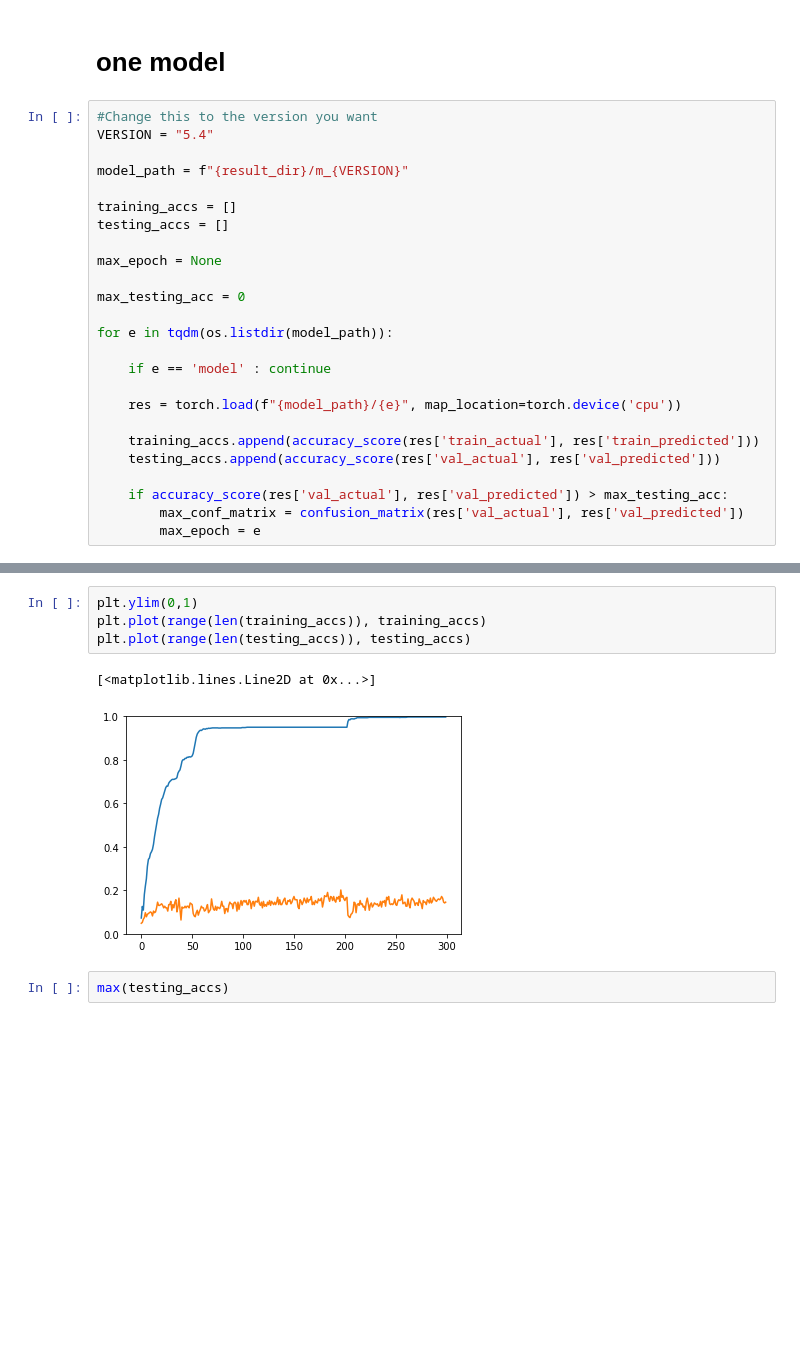
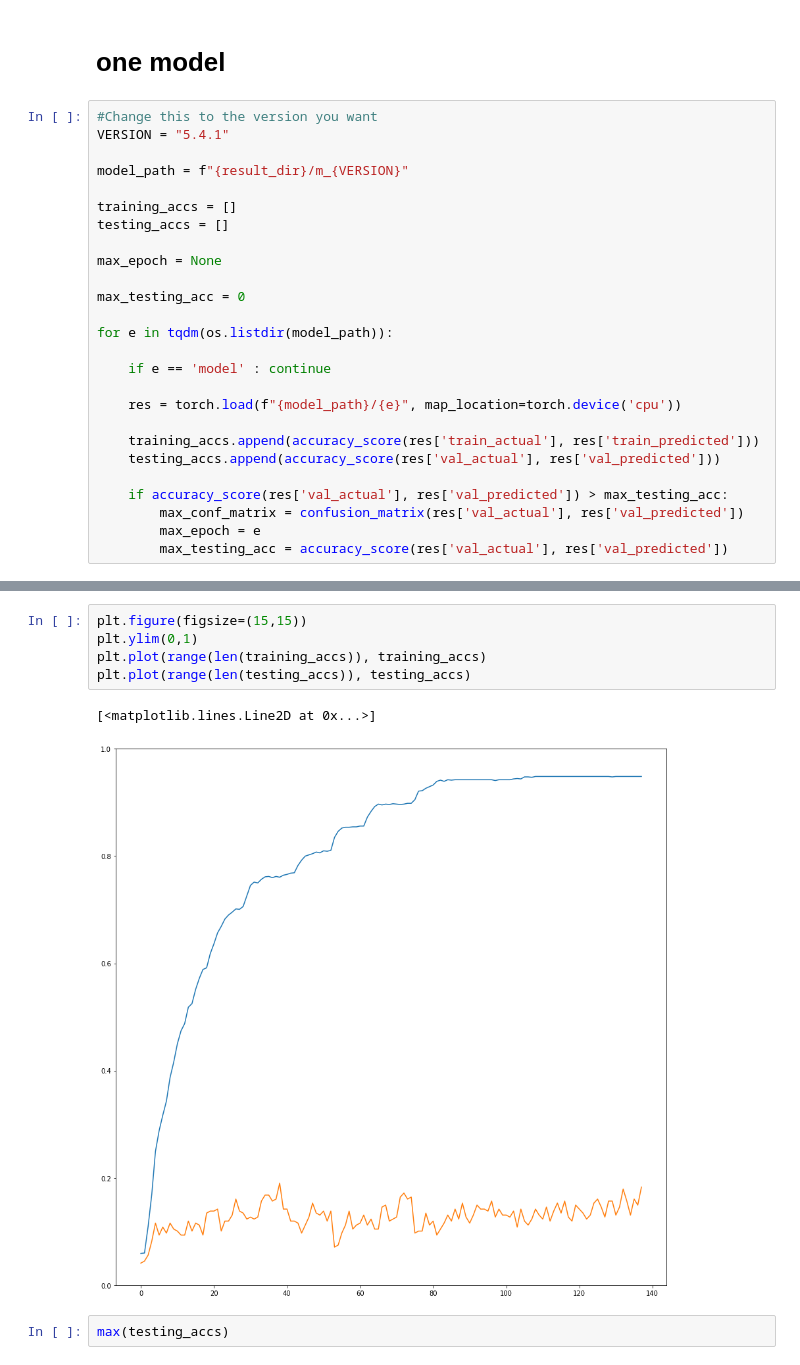
Before and after one commit to NickFleece/Thesis, a Jupyter notebook: skeleton-action-recognition/jhmdb/eval_models.ipynb, the cells around one changed output, grey strips where cells are left out. Drawn from its saved outputs; the diff is of its cells as text; blank space fills up the shorter version.

```diff
--- a/skeleton-action-recognition/jhmdb/eval_models.ipynb
+++ b/skeleton-action-recognition/jhmdb/eval_models.ipynb
@@ -59,7 +59,7 @@ m_4.9.3 - 0.22014925373134328
 # one model
 # %%
 #Change this to the version you want
-VERSION = "5.4"
+VERSION = "5.4.1"
 
 model_path = f"{result_dir}/m_{VERSION}"
 
@@ -82,3 +82,4 @@ for e in tqdm(os.listdir(model_path)):
     if accuracy_score(res['val_actual'], res['val_predicted']) > max_testing_acc:
         max_conf_matrix = confusion_matrix(res['val_actual'], res['val_predicted'])
         max_epoch = e
+        max_testing_acc = accuracy_score(res['val_actual'], res['val_predicted'])
@@ -85,10 +90,11 @@ for e in tqdm(os.listdir(model_path)):
 # %%
+plt.figure(figsize=(15,15))
 plt.ylim(0,1)
 plt.plot(range(len(training_accs)), training_accs)
 plt.plot(range(len(testing_accs)), testing_accs)
 # %% [output]
 [<matplotlib.lines.Line2D at 0x...>]
-[figure, old version]
+[figure, new version]
 # %%
 max(testing_accs)
 # %% [output]
```
Also changed, not shown: parts of 1 cell of this notebook, 1 other file.
